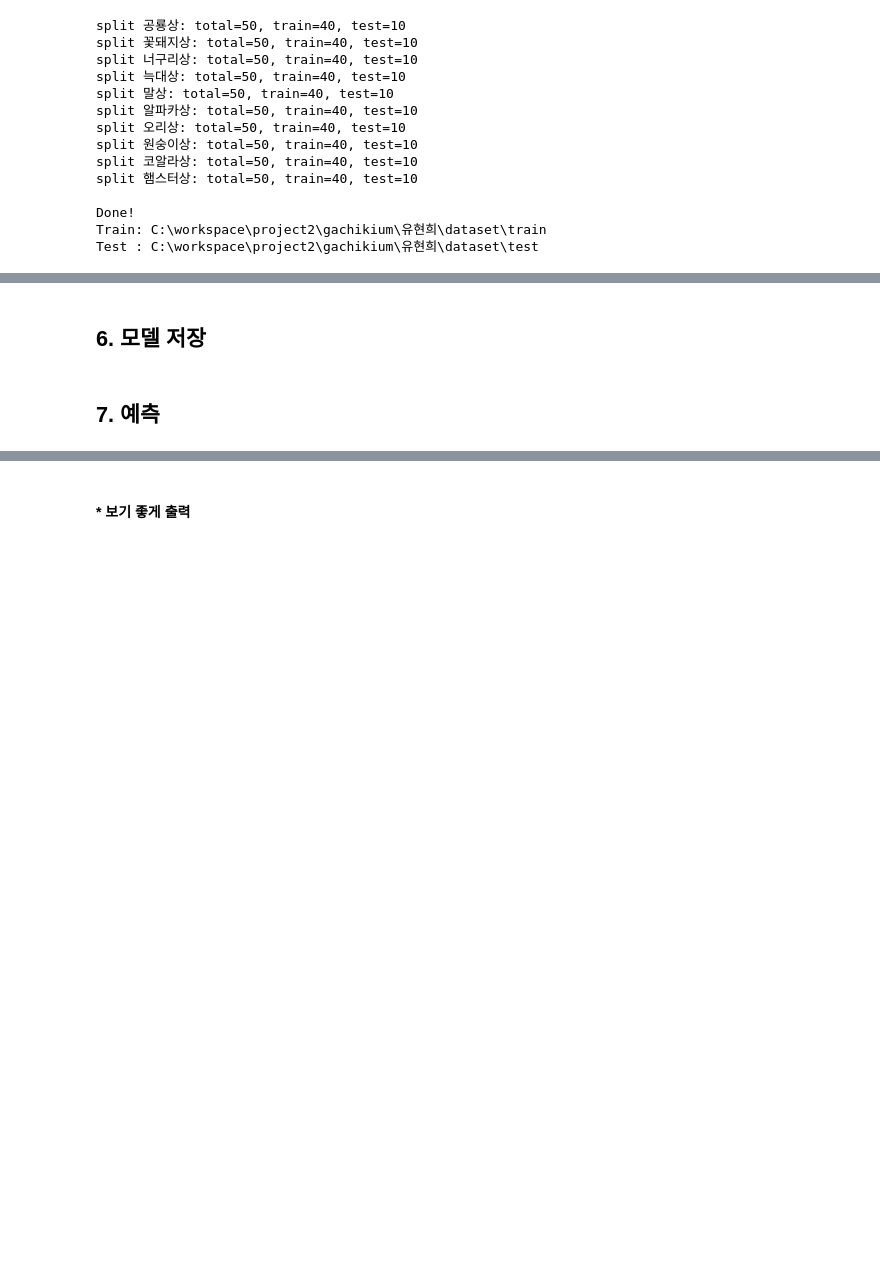
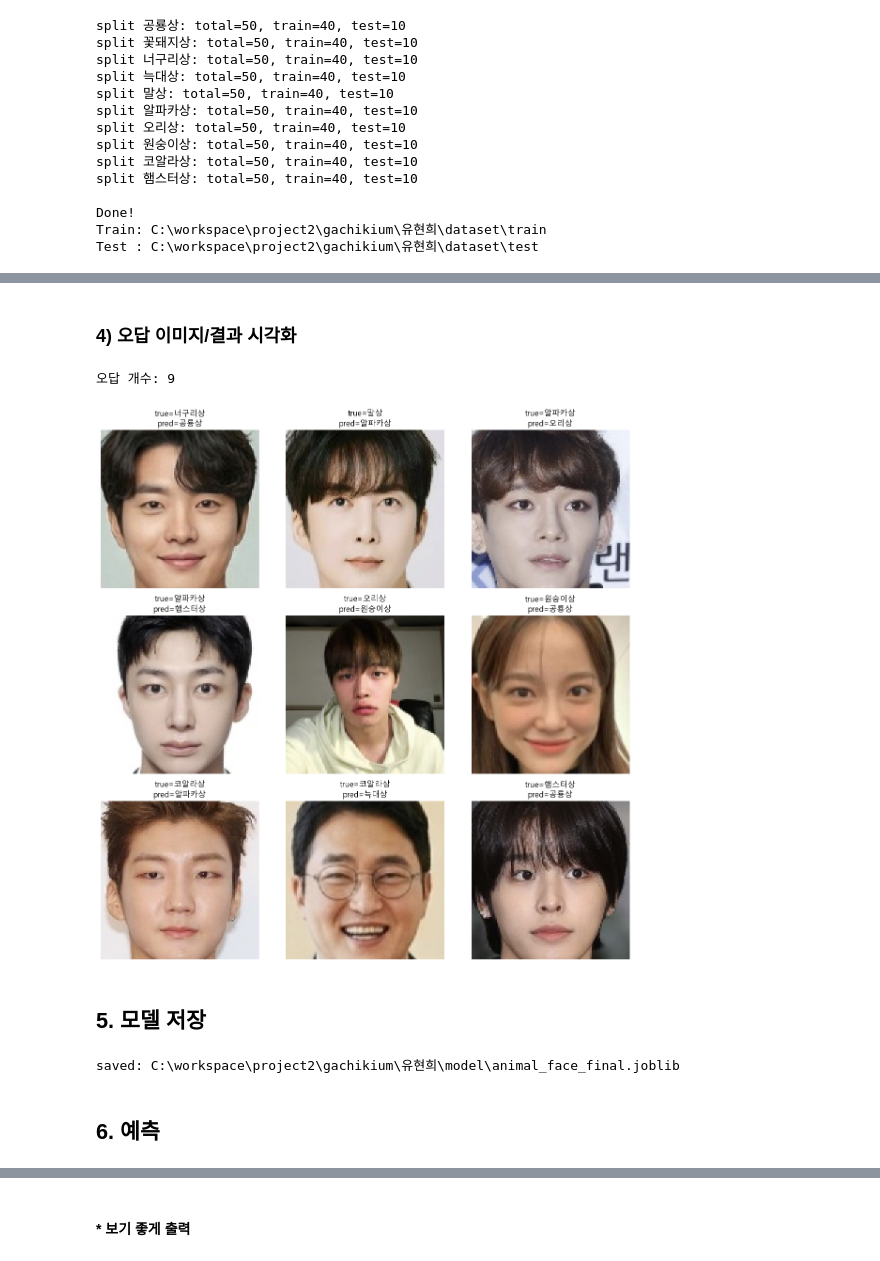
Before and after one commit to Potenup3DeepLearning/gachikium, a Jupyter notebook: 유현희/동물상_이미지_수집.ipynb, the cells around one changed output, grey strips where cells are left out. Drawn from its saved outputs; the diff is of its cells as text; code cells hidden in the pictures; blank space fills up the shorter version.

```diff
--- a/유현희/동물상_이미지_수집.ipynb
+++ b/유현희/동물상_이미지_수집.ipynb
@@ -499,2 +747,55 @@ classification_report:
+# %% [markdown]
+### 4) 오답 이미지/결과 시각화
+# %%
+import matplotlib.pyplot as plt
+
+def show_misclassified_examples(model, root_dir: Path, classes, max_show=9):
+    samples = []
+
+    for cls_idx, cls_name in enumerate(classes):
+        cls_dir = root_dir / cls_name
+        files = sorted([p for p in cls_dir.iterdir() if p.is_file() and p.suffix.lower() in IMG_EXTS])
+
+        for p in files:
+            img = imread_unicode(p)
+            if img is None:
+                continue
+
+            if img.shape[:2] != (112, 112):
+                img = cv2.resize(img, (112, 112), interpolation=cv2.INTER_AREA)
+
+            emb = get_embedding_112_bgr(img).reshape(1, -1)
+            pred_idx = int(model.predict(emb)[0])
+
+            if pred_idx != cls_idx:
+                samples.append((p, cls_idx, pred_idx, img))
+
+    print("오답 개수:", len(samples))
+
+    if not samples:
+        print("오답 이미지가 없습니다.")
+        return
+
+    show_n = min(max_show, len(samples))
+    cols = 3
+    rows = int(np.ceil(show_n / cols))
+
+    plt.figure(figsize=(12, 4 * rows))
+    for i in range(show_n):
+        p, true_idx, pred_idx, img112 = samples[i]
+        img_rgb = cv2.cvtColor(img112, cv2.COLOR_BGR2RGB)
+
+        plt.subplot(rows, cols, i + 1)
+        plt.imshow(img_rgb)
+        plt.axis("off")
+        plt.title(f"true={classes[true_idx]}\npred={classes[pred_idx]}")
+
+    plt.tight_layout()
+    plt.show()
+
+show_misclassified_examples(final_model, TEST_DIR, classes, max_show=9)
+# %% [output]
+오답 개수: 9
+[figure, added]
 # %% [markdown]
-## 6. 모델 저장
+## 5. 모델 저장
@@ -514,2 +802,17 @@ print("saved:", (MODEL_DIR / "animal_face_clf.joblib").resolve())
+# %%
+import joblib
+from pathlib import Path
+
+MODEL_DIR = Path("model")
+MODEL_DIR.mkdir(parents=True, exist_ok=True)
+
+joblib.dump(
+    {"model": final_model, "classes": classes},
+    MODEL_DIR / "animal_face_final.joblib"
+)
+
+print("saved:", (MODEL_DIR / "animal_face_final.joblib").resolve())
+# %% [output]
+saved: C:\workspace\project2\gachikium\유현희\model\animal_face_final.joblib
 # %% [markdown]
-## 7. 예측
+## 6. 예측
```
Also changed, not shown: parts of 47 cells of this notebook.
